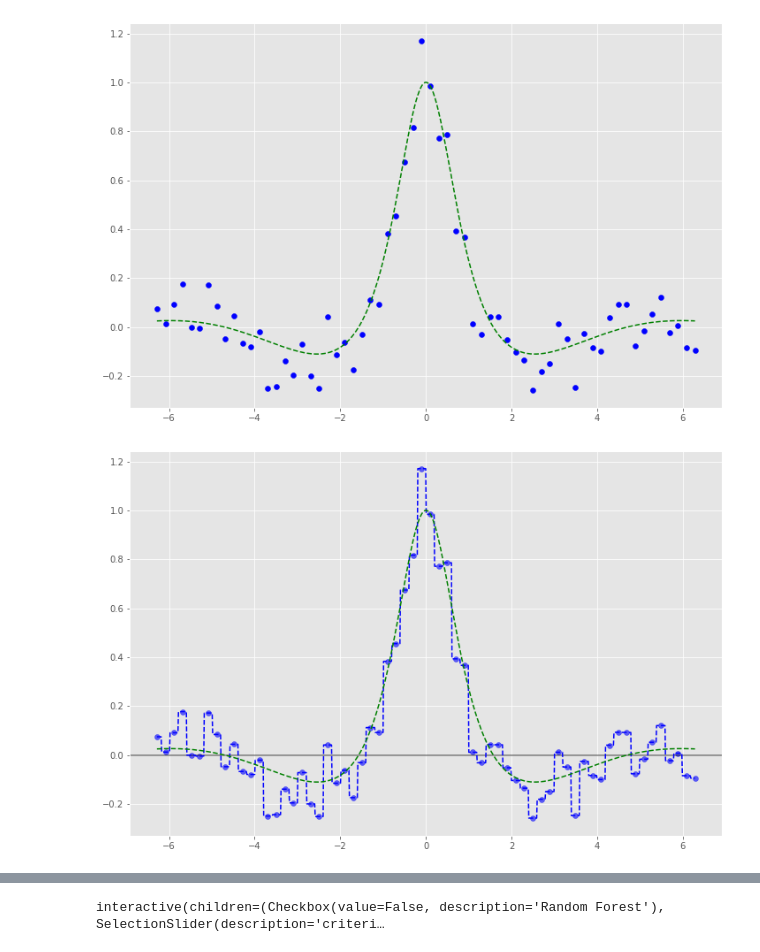
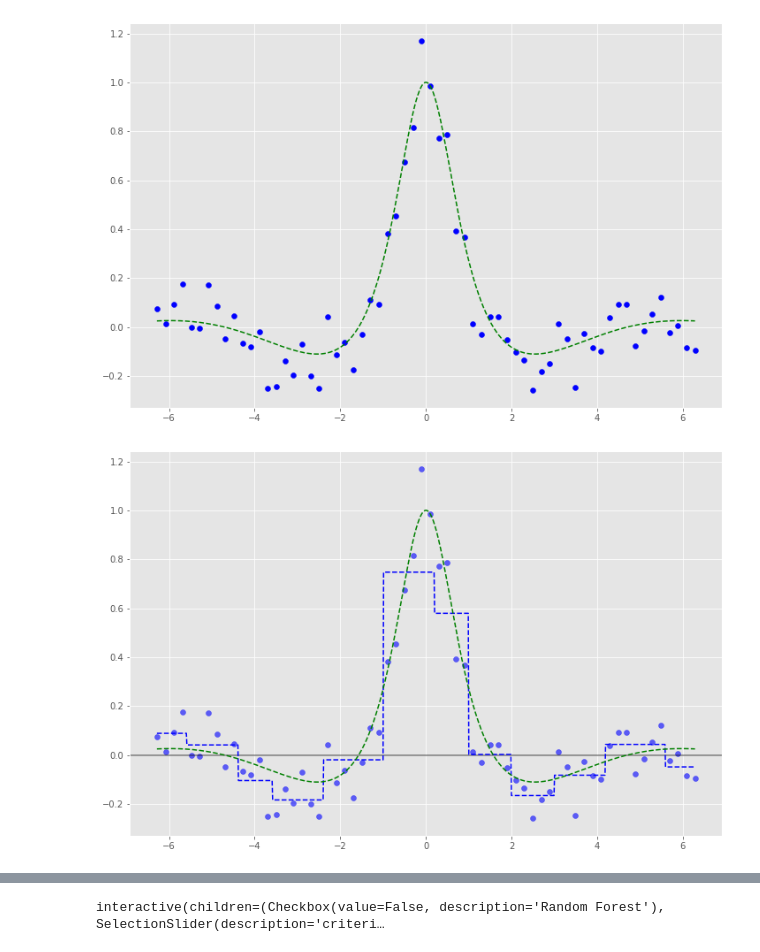
Before and after one commit to rgabdullin/MLDA2021, a Jupyter notebook: classes/week09/seminar09.ipynb, the cells around one changed output, grey strips where cells are left out. Saved outputs shown, nothing was run; the diff lists cells and outputs as text; code cells hidden in the pictures.

```diff
--- a/classes/week09/seminar09.ipynb
+++ b/classes/week09/seminar09.ipynb
@@ -394,16 +427,16 @@ plt.show()
 # %%
 from sklearn.tree import DecisionTreeRegressor
 
 
-model = DecisionTreeRegressor()
+model = DecisionTreeRegressor(max_depth=6, min_samples_leaf=4)
 model.fit(X, y)
 
 y_plt = model.predict(x_plt.reshape(-1, 1))
 
 plt.scatter(X, y, color='blue', alpha=0.6)
 plt.axhline(0, color='black', alpha=0.5)
 plt.plot(x_plt, y_plt, ls='--', color='blue')
 plt.plot(x_plt, gt_func(x_plt), ls='--', color='green')
 plt.show()
 # %% [output]
-[figure, old version]
+[figure, new version]
```
Also changed, not shown: parts of 13 cells of this notebook.
